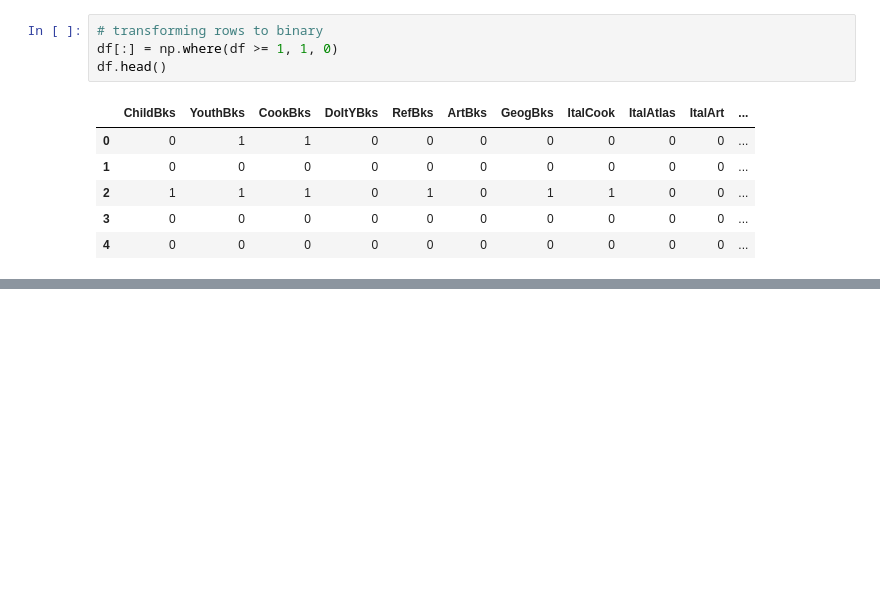
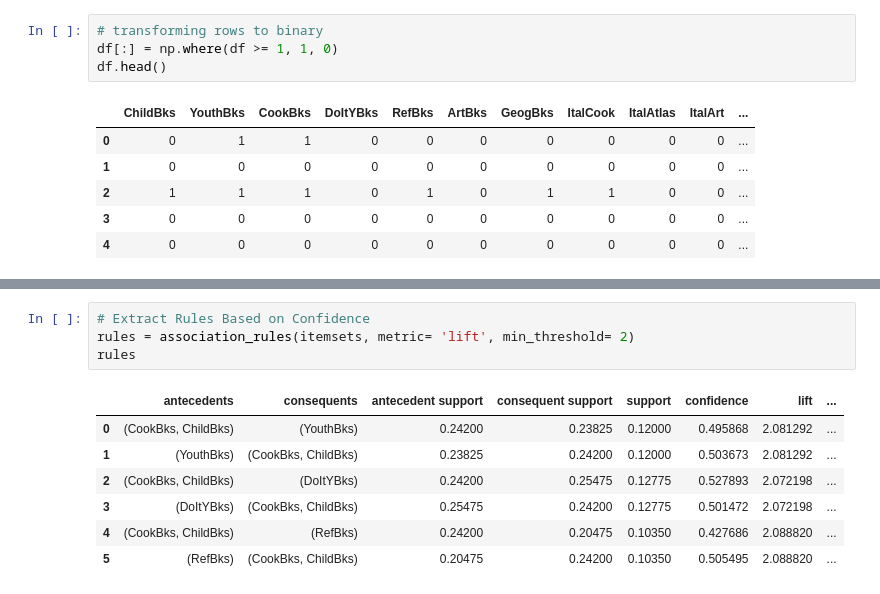
Before and after one commit to intelspeedstep/IDS748, a Jupyter notebook: Books Association Analysis.ipynb, the cells around one changed output, grey strips where cells are left out. Cells and saved outputs as stored; diff of their text form; blank space fills up the shorter version.

```diff
--- a/Books Association Analysis.ipynb
+++ b/Books Association Analysis.ipynb
@@ -105,0 +168,12 @@ df.head()
+# %%
+# Extract Rules Based on Confidence
+rules = association_rules(itemsets, metric= 'lift', min_threshold= 2)
+rules
+# %% [output]
+|  | antecedents | consequents | antecedent support | consequent support | support | confidence | lift | ... |
+| 0 | (CookBks, ChildBks) | (YouthBks) | 0.24200 | 0.23825 | 0.12000 | 0.495868 | 2.081292 | ... |
+| 1 | (YouthBks) | (CookBks, ChildBks) | 0.23825 | 0.24200 | 0.12000 | 0.503673 | 2.081292 | ... |
+| 2 | (CookBks, ChildBks) | (DoItYBks) | 0.24200 | 0.25475 | 0.12775 | 0.527893 | 2.072198 | ... |
+| 3 | (DoItYBks) | (CookBks, ChildBks) | 0.25475 | 0.24200 | 0.12775 | 0.501472 | 2.072198 | ... |
+| 4 | (CookBks, ChildBks) | (RefBks) | 0.24200 | 0.20475 | 0.10350 | 0.427686 | 2.088820 | ... |
+| 5 | (RefBks) | (CookBks, ChildBks) | 0.20475 | 0.24200 | 0.10350 | 0.505495 | 2.088820 | ... |
```
Also changed, not shown: parts of 5 cells of this notebook.
